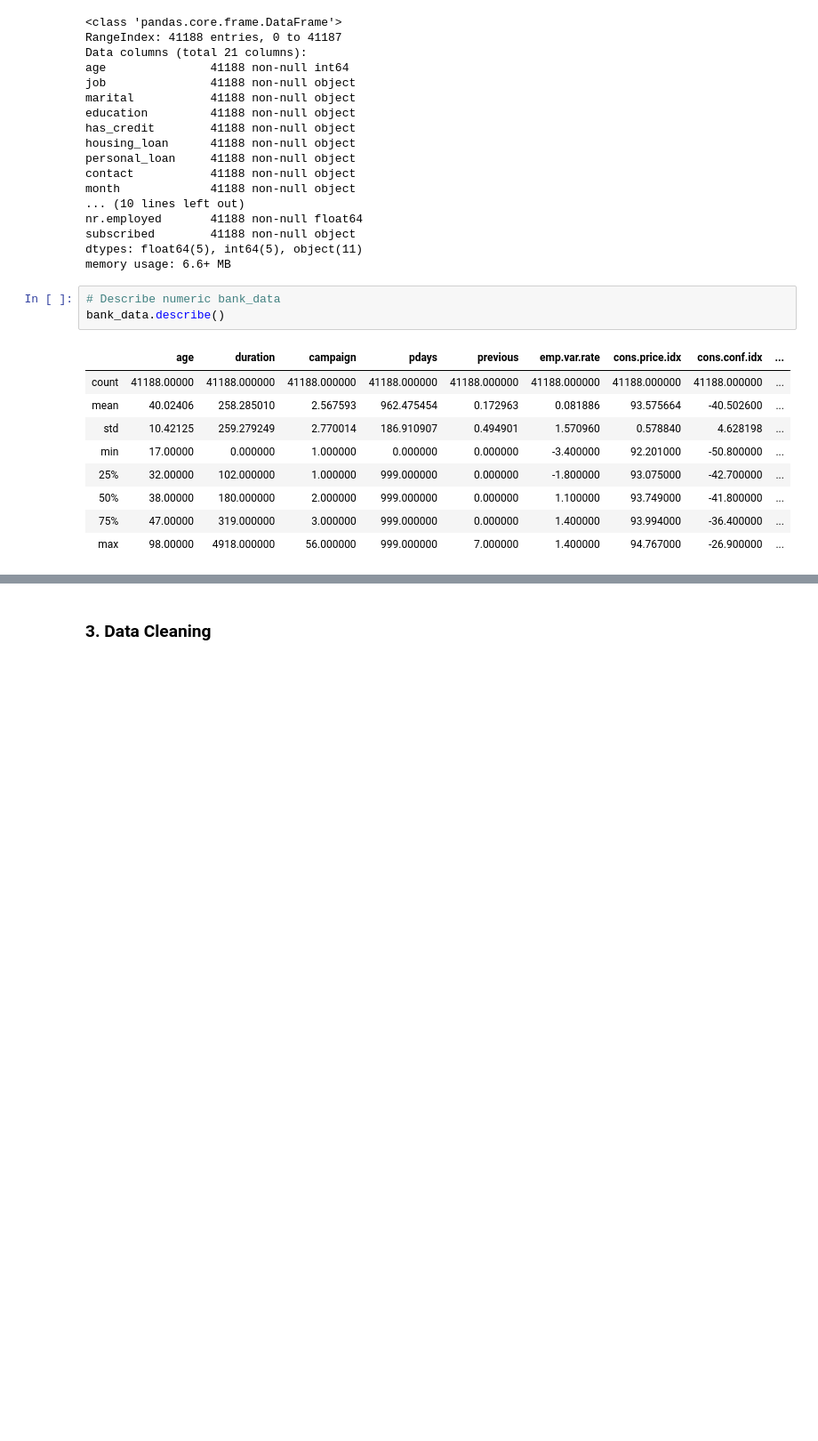
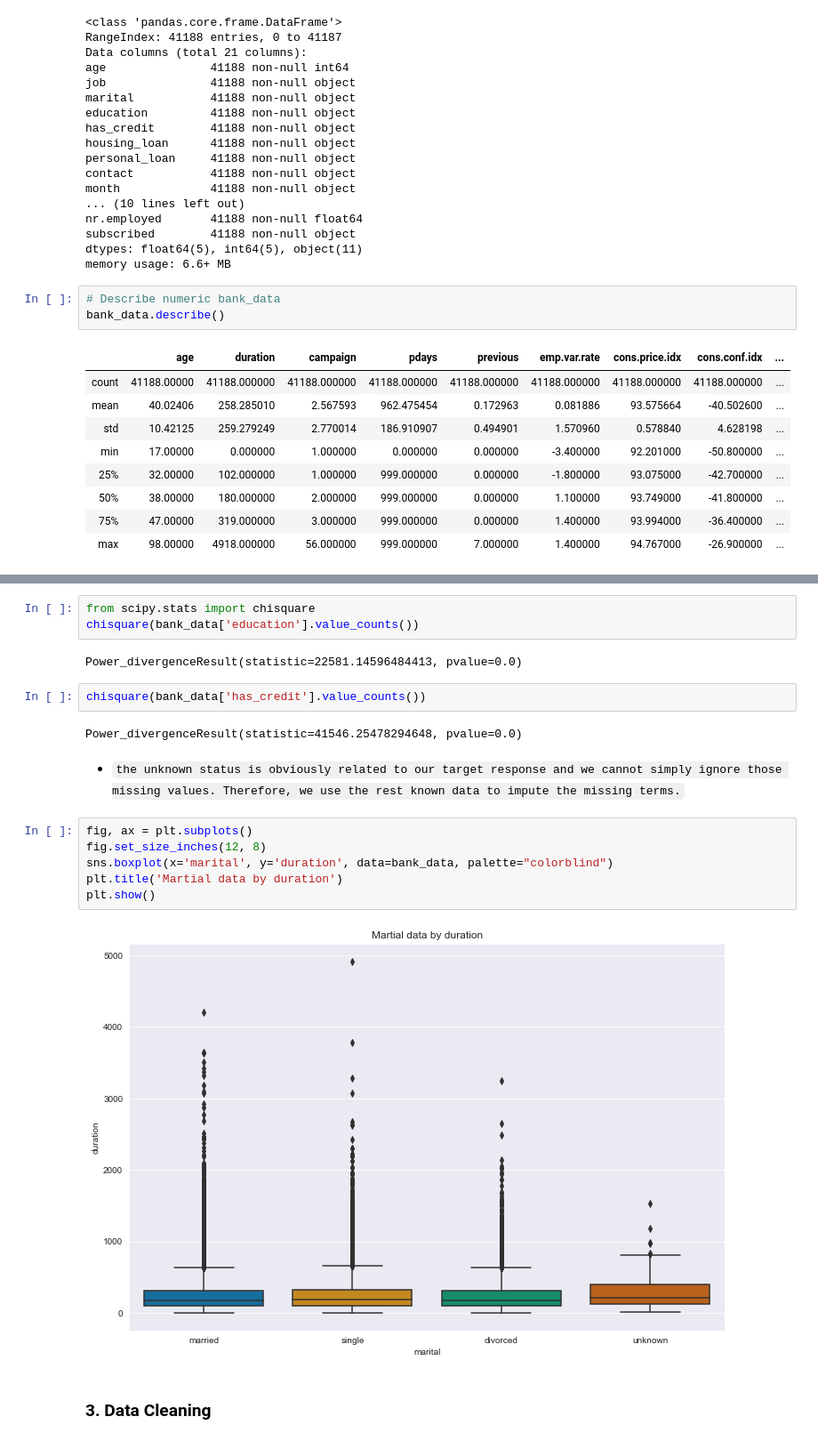
Before and after one commit to suroor89/Bank-Marketing-Campaign-for-Term-Deposit, a Jupyter notebook: Bank-Marketing-Client-Subscription-/bank_marketing_analytics.ipynb, the cells around one changed output, grey strips where cells are left out. Shown at 89% size. Drawn from its saved outputs; the diff is of its cells as text; blank space fills up the shorter version.

```diff
--- a/Bank-Marketing-Client-Subscription-/bank_marketing_analytics.ipynb
+++ b/Bank-Marketing-Client-Subscription-/bank_marketing_analytics.ipynb
@@ -132,3 +158,22 @@ Name: job, dtype: int64
+# %%
+from scipy.stats import chisquare
+chisquare(bank_data['education'].value_counts())
+# %% [output]
+Power_divergenceResult(statistic=22581.14596484413, pvalue=0.0)
+# %%
+chisquare(bank_data['has_credit'].value_counts())
+# %% [output]
+Power_divergenceResult(statistic=41546.25478294648, pvalue=0.0)
+# %% [markdown]
+- `the unknown status is obviously related to our target response and we cannot simply ignore those missing values. Therefore, we use the rest known data to impute the missing terms.`
+# %%
+fig, ax = plt.subplots()
+fig.set_size_inches(12, 8)
+sns.boxplot(x='marital', y='duration', data=bank_data, palette="colorblind")
+plt.title('Martial data by duration')
+plt.show()
+# %% [output]
+[figure, added]
 # %% [markdown]
 ### 3. Data Cleaning
 # %% [markdown]
```
Also changed, not shown: parts of 21 cells of this notebook.
